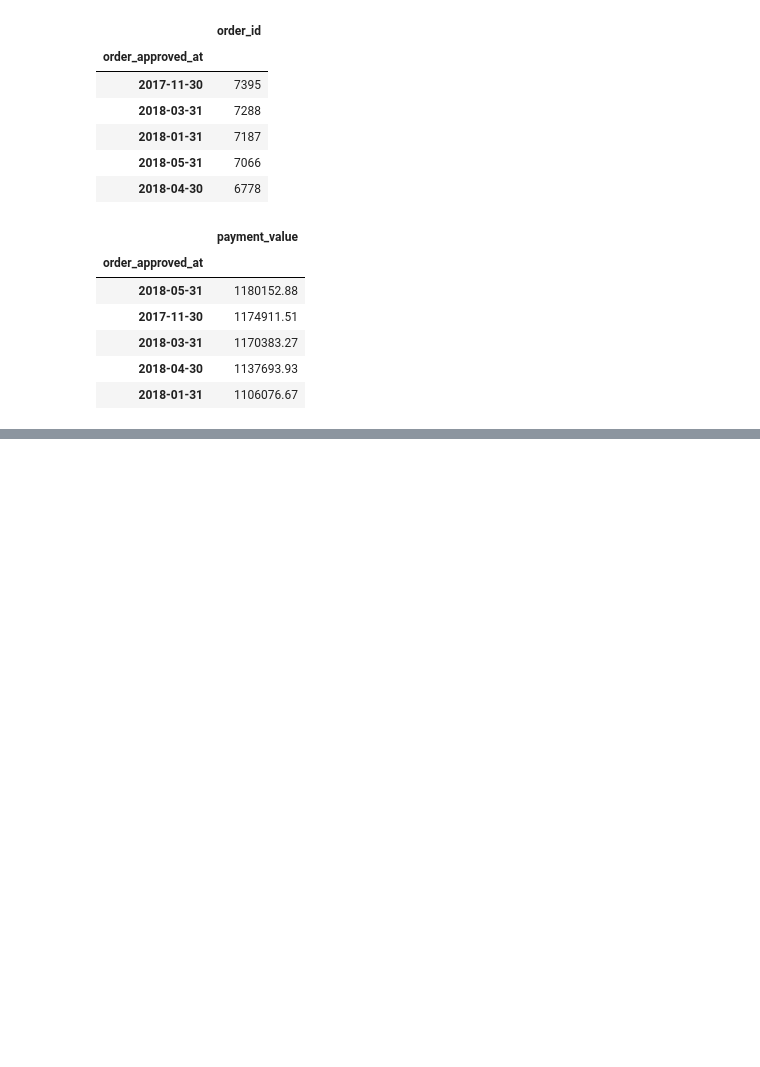
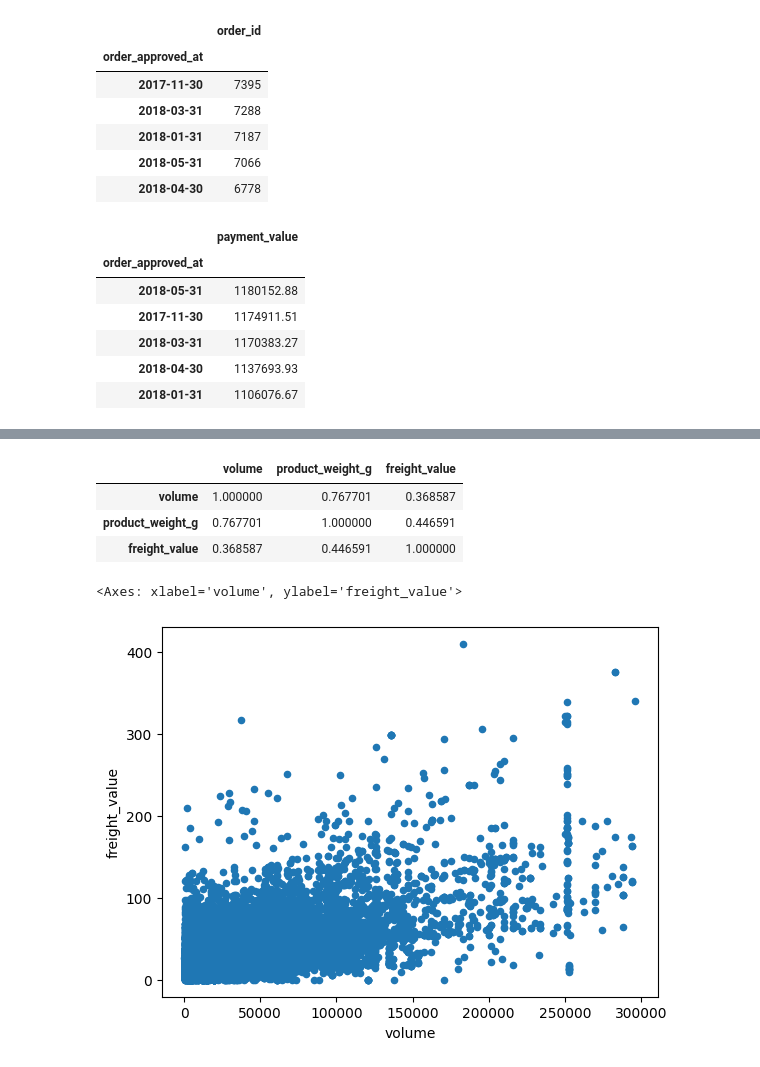
Before and after one commit to LucasPLK/Harve, a Jupyter notebook: Pratica Olist/analise.ipynb, the cells around one changed output, grey strips where cells are left out. Saved outputs shown, nothing was run; the diff lists cells and outputs as text; code cells hidden in the pictures; blank space fills up the shorter version.

```diff
--- a/Pratica Olist/analise.ipynb
+++ b/Pratica Olist/analise.ipynb
@@ -19,6 +20,9 @@ from datetime import timedelta
 # %%
 df_orders = pd.read_csv("data/pratica_olist_table_olist_orders_dataset.csv")
 df_payments = pd.read_csv("data/pratica_olist_table_olist_order_payments_dataset.csv")
+df_reviews = pd.read_csv("data/pratica_olist_table_olist_order_reviews_dataset.csv")
+df_products = pd.read_csv("data/pratica_olist_table_olist_products_dataset.csv")
+df_items = pd.read_csv("data/pratica_olist_table_olist_order_items_dataset.csv")
 # %%
 df_orders.head()
 # %% [output]
@@ -225,0 +455,8 @@ Name: 8.0, dtype: int64
+# %%
+df_order_item_product = pd.merge(df_orders, df_items,
+                                 on='order_id',
+                                 how='left')
+
+df_order_item_product = pd.merge(df_order_item_product, df_products,
+                                 on='product_id',
+                                 how='left')
@@ -225,0 +570,4 @@ Name: 8.0, dtype: int64
+# %%
+df_order_item_product['volume'] = (df_order_item_product['product_length_cm'] *
+								   df_order_item_product['product_height_cm'] *
+								   df_order_item_product['product_width_cm'])
@@ -225,0 +584,12 @@ Name: 8.0, dtype: int64
+# %%
+df_order_item_product[['volume', 'product_weight_g', 'freight_value']].corr('spearman')
+# %% [output]
+|  | volume | product_weight_g | freight_value |
+| volume | 1.000000 | 0.767701 | 0.368587 |
+| product_weight_g | 0.767701 | 1.000000 | 0.446591 |
+| freight_value | 0.368587 | 0.446591 | 1.000000 |
+# %%
+df_order_item_product.plot.scatter(x='volume', y='freight_value')
+# %% [output]
+<Axes: xlabel='volume', ylabel='freight_value'>
+[figure, added]
```
Also changed, not shown: parts of 41 cells of this notebook.
